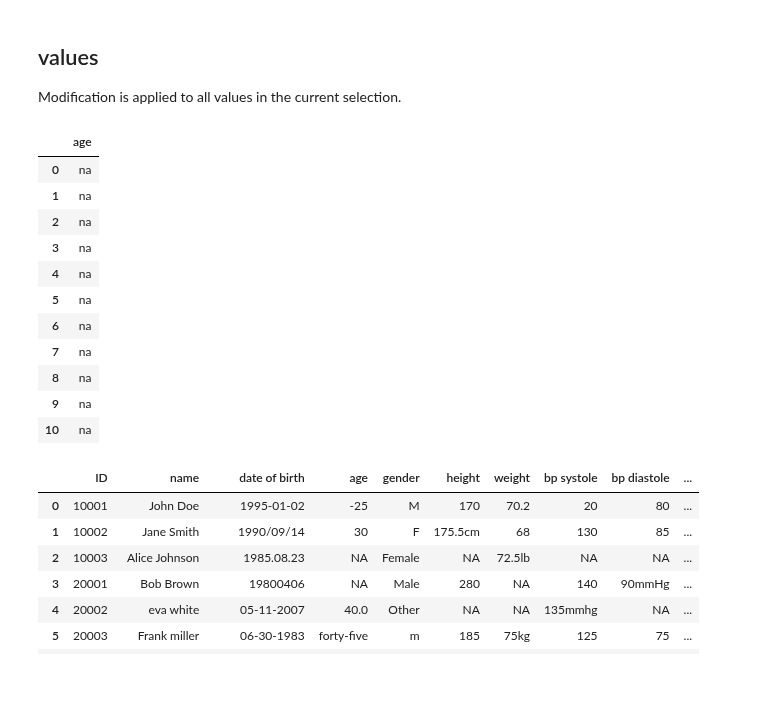
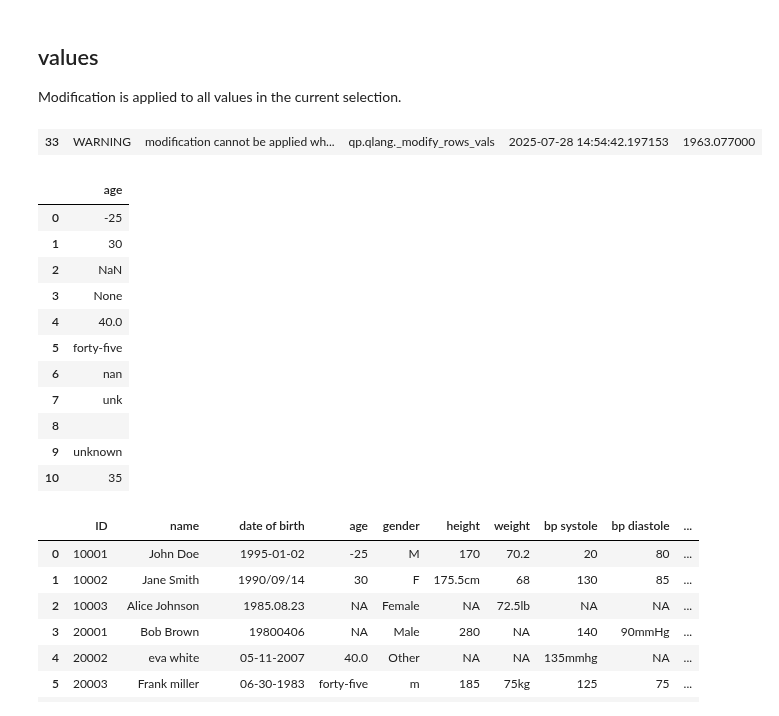
Before and after one commit to MartinVoelkl94/qplib_dev, a Jupyter notebook: interactive_demo.ipynb, the cells around one changed output. Saved outputs shown, nothing was run; the diff lists cells and outputs as text; code cells hidden in the pictures; blank space fills up the shorter version.

```diff
--- a/interactive_demo.ipynb
+++ b/interactive_demo.ipynb
@@ -1005,20 +1005,21 @@ df.q(r'age $width=200px')
 Modification is applied to all values in the current selection.
 # %%
 #Modify whole column:
-df.q('age  $val=na')
-df.q('age  $na')  #default behaviour is equivalent to using the "val" flag and the "=" operator
+df.q('age  $vals=na')
+df.q('age  $na')  #default behaviour is equivalent to using the "vals" flag and the "=" operator
 # %% [output]
-|  | age |
-| 0 | na |
-| 1 | na |
-| 2 | na |
-| 3 | na |
-| 4 | na |
-| 5 | na |
-| 6 | na |
-| 7 | na |
-| 8 | na |
-| 9 | na |
-| 10 | na |
+| 33 | WARNING | modification cannot be applied wh... | qp.qlang._modify_rows_vals | 2025-07-28 14:54:42.197153 | 1963.077000 |
+|  | age |
+| 0 | -25 |
+| 1 | 30 |
+| 2 | NaN |
+| 3 | None |
+| 4 | 40.0 |
+| 5 | forty-five |
+| 6 | nan |
+| 7 | unk |
+| 8 |  |
+| 9 | unknown |
+| 10 | 35 |
 # %%
 #Set all NA values to "NA":
```
Also changed, not shown: parts of 19 cells of this notebook, 4 other files.
